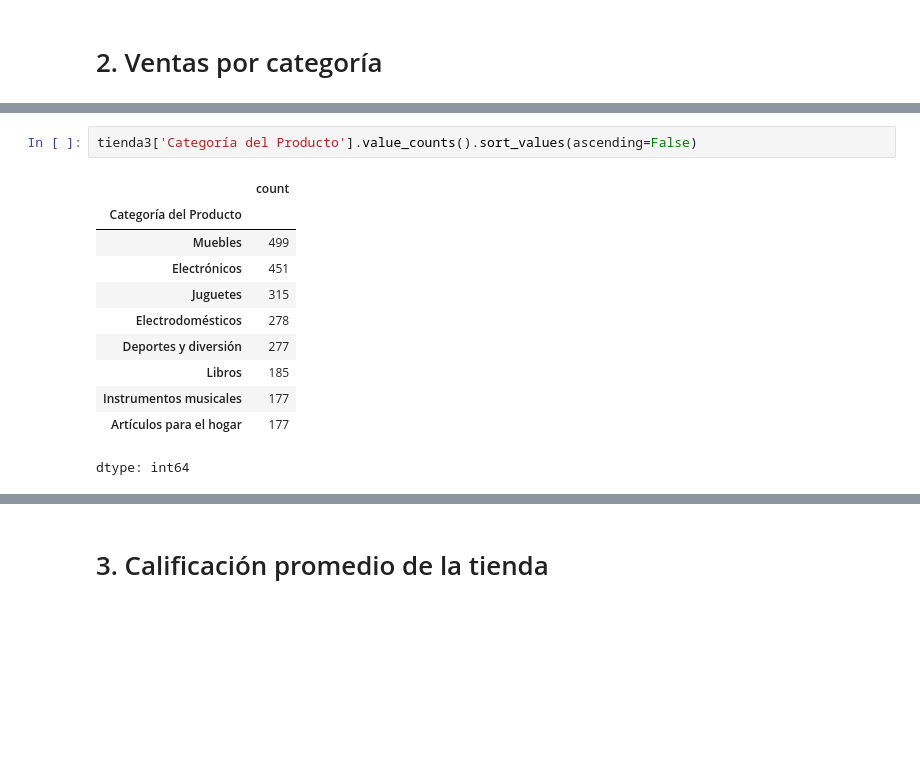
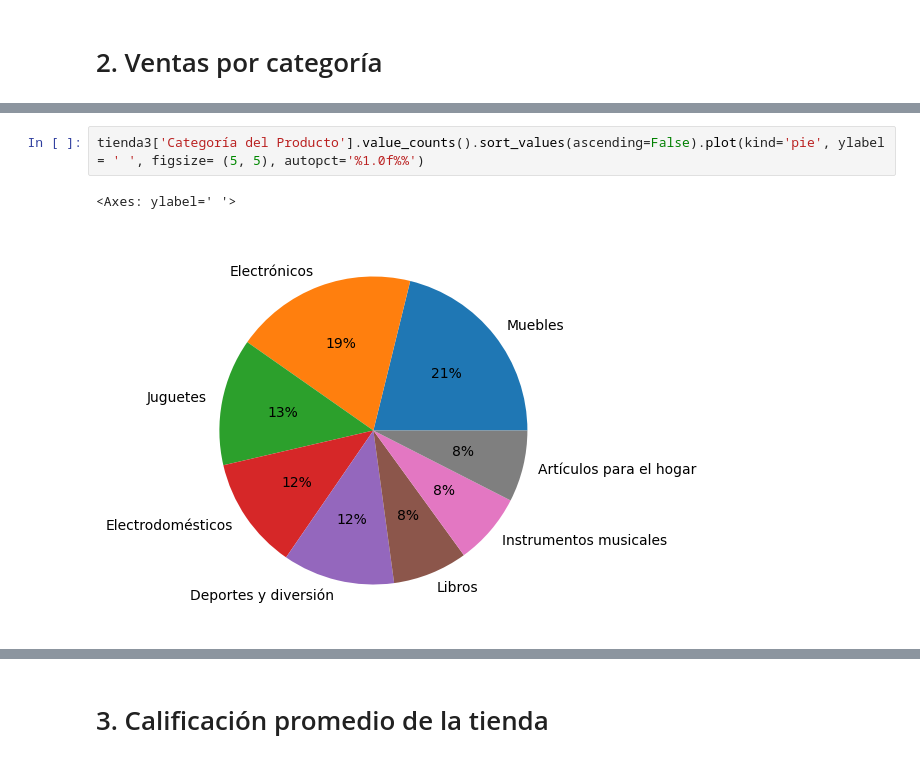
Before and after one commit to alone-soo/proyecto_Alura_Strore, a Jupyter notebook: AluraStoreLatamS.ipynb, the cells around one changed output, grey strips where cells are left out. Drawn from its saved outputs; the diff is of its cells as text; blank space fills up the shorter version.

```diff
--- a/AluraStoreLatamS.ipynb
+++ b/AluraStoreLatamS.ipynb
@@ -92,15 +76,6 @@ dtype: int64
 # %%
-tienda3['Categoría del Producto'].value_counts().sort_values(ascending=False)
+tienda3['Categoría del Producto'].value_counts().sort_values(ascending=False).plot(kind='pie', ylabel = ' ', figsize= (5, 5), autopct='%1.0f%%')
 # %% [output]
-|  | count |
-| Categoría del Producto |  |
-| Muebles | 499 |
-| Electrónicos | 451 |
-| Juguetes | 315 |
-| Electrodomésticos | 278 |
-| Deportes y diversión | 277 |
-| Libros | 185 |
-| Instrumentos musicales | 177 |
-| Artículos para el hogar | 177 |
-dtype: int64
+<Axes: ylabel=' '>
+[figure, added]
 # %%
```
Also changed, not shown: parts of 13 cells of this notebook.
